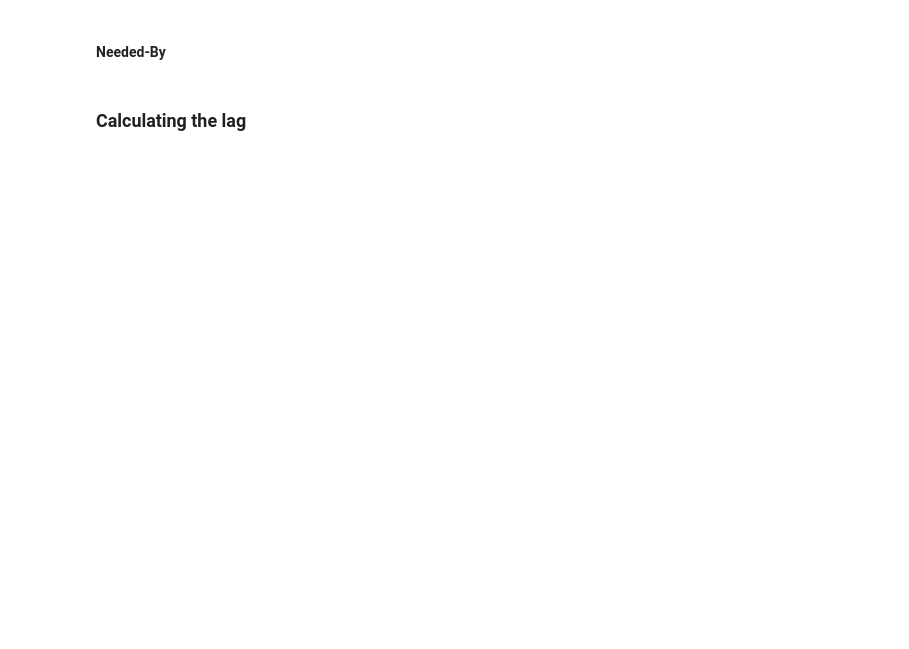
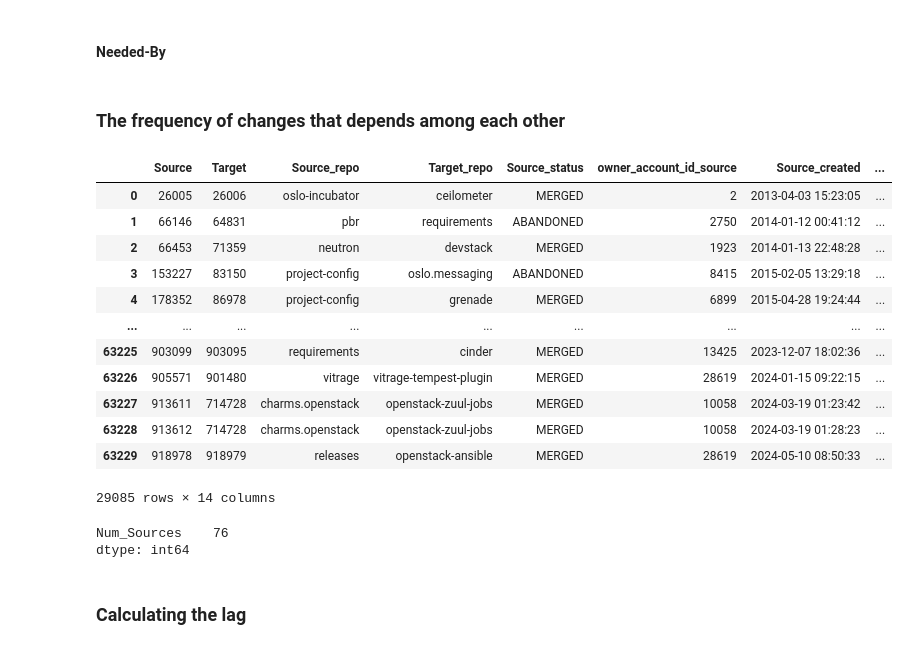
Before and after one commit to dhifaouibilel/pfe-MTR896, a Jupyter notebook: preliminary_study.ipynb, the cells around one changed output. Saved outputs shown, nothing was run; the diff lists cells and outputs as text; code cells hidden in the pictures; blank space fills up the shorter version.

```diff
--- a/preliminary_study.ipynb
+++ b/preliminary_study.ipynb
@@ -224,3 +323,47 @@ df_needed_by = df_needed_by[(df_needed_by['Source_status']=='MERGED')|(df_needed
 # %%
 dependency_identification = pd.concat((df_depends_on, df_needed_by)).sort_values("when_identified")
 dependency_identification = dependency_identification.drop_duplicates(subset=["Source", "Target"], keep="first")
+# %% [markdown]
+### The frequency of changes that depends among each other
+# %%
+df_deps = pd.read_csv("./Files/source_target_evolution.csv")
+# %%
+# len(set(df_deps["Source"].tolist()).union(df_deps["Target"].tolist()))
+# df_deps = df_deps[(df_deps['Source_status']!='NEW')&(df_deps['Target_status']!='NEW')]
+df_deps.drop(columns=["number_source", "number_target"], inplace=True)
+df_deps = pd.merge(
+    left=df_deps,
+    right=df[["number", "change_id"]],
+    left_on=['Source'],
+    right_on=['number'],
+    how='left',
+    suffixes=('_target', '_source')
+)
+df_deps = pd.merge(
+    left=df_deps,
+    right=df[["number", "change_id"]],
+    left_on=['Target'],
+    right_on=['number'],
+    how='left',
+    suffixes=('_source', '_target')
+)
+# %%
+df_deps = df_deps[(df_deps['Source_status']=="MERGED")|(df_deps['Target_status']=="MERGED")]
+# %%
+df_deps.drop_duplicates(subset=["change_id_source", "change_id_target"], inplace=True)
+# %%
+df_deps
+# %% [output]
+|  | Source | Target | Source_repo | Target_repo | Source_status | owner_account_id_source | Source_created | ... |
+| 0 | 26005 | 26006 | oslo-incubator | ceilometer | MERGED | 2 | 2013-04-03 15:23:05 | ... |
+| 1 | 66146 | 64831 | pbr | requirements | ABANDONED | 2750 | 2014-01-12 00:41:12 | ... |
+| 2 | 66453 | 71359 | neutron | devstack | MERGED | 1923 | 2014-01-13 22:48:28 | ... |
+| 3 | 153227 | 83150 | project-config | oslo.messaging | ABANDONED | 8415 | 2015-02-05 13:29:18 | ... |
+| 4 | 178352 | 86978 | project-config | grenade | MERGED | 6899 | 2015-04-28 19:24:44 | ... |
+| ... | ... | ... | ... | ... | ... | ... | ... | ... |
+| 63225 | 903099 | 903095 | requirements | cinder | MERGED | 13425 | 2023-12-07 18:02:36 | ... |
+| 63226 | 905571 | 901480 | vitrage | vitrage-tempest-plugin | MERGED | 28619 | 2024-01-15 09:22:15 | ... |
+| 63227 | 913611 | 714728 | charms.openstack | openstack-zuul-jobs | MERGED | 10058 | 2024-03-19 01:23:42 | ... |
+| 63228 | 913612 | 714728 | charms.openstack | openstack-zuul-jobs | MERGED | 10058 | 2024-03-19 01:28:23 | ... |
+| 63229 | 918978 | 918979 | releases | openstack-ansible | MERGED | 28619 | 2024-05-10 08:50:33 | ... |
+29085 rows × 14 columns
@@ -227,3 +414,8 @@ dependency_identification = dependency_identification.drop_duplicates(subset=["S
+# %%
+dependency_summary.loc[dependency_summary["Num_Sources"]>0, ["Num_Sources"]].max()
+# %% [output]
+Num_Sources    76
+dtype: int64
 # %% [markdown]
 ### Calculating the lag
 # %%
```
Also changed, not shown: parts of 36 cells of this notebook, 10 other files.
